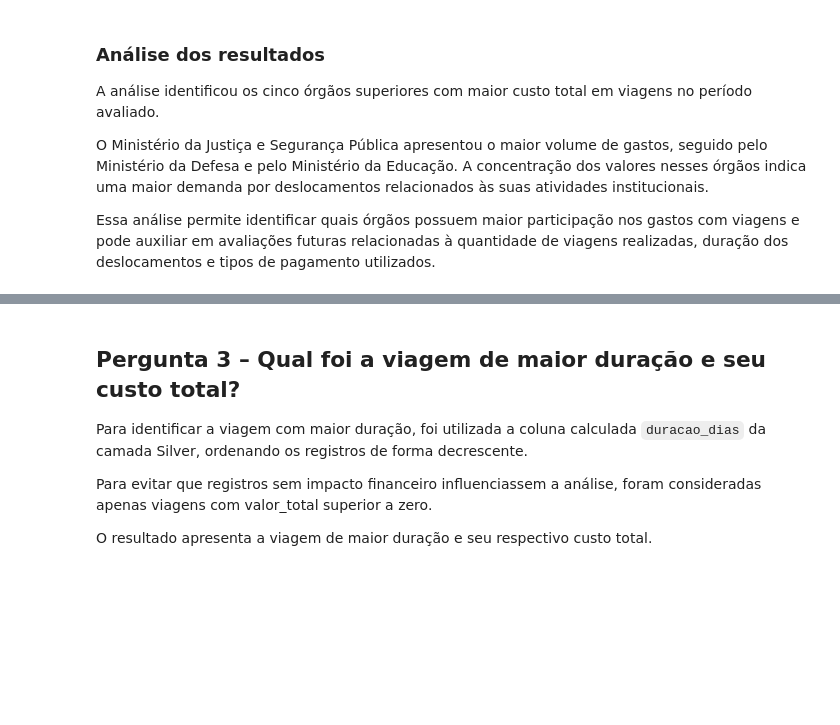
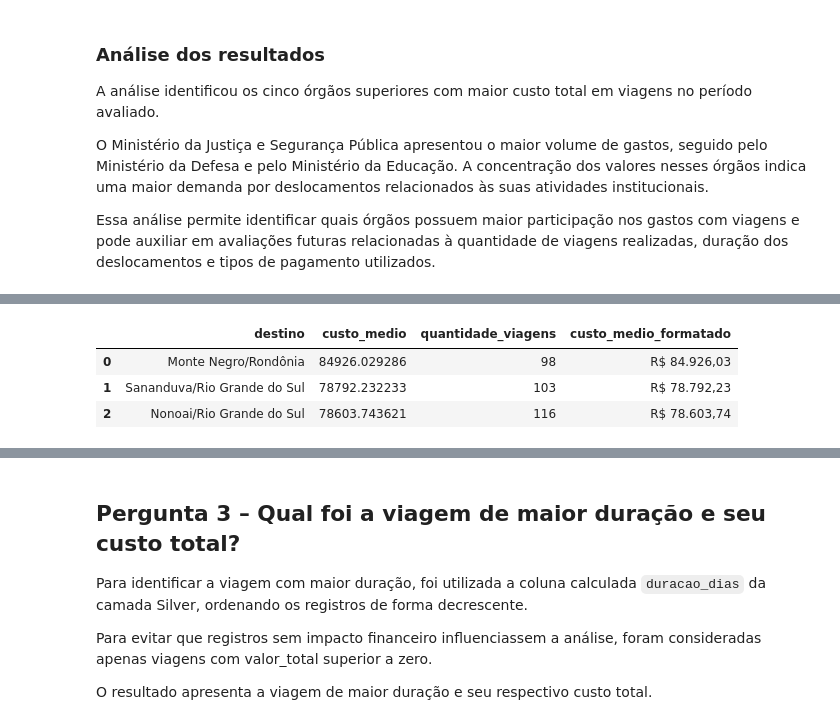
Before and after one commit to FernandaBarrosLinhares/Projeto-Final-Fernanda-Linhares, a Jupyter notebook: notebooks/3_analise.ipynb, the cells around one changed output, grey strips where cells are left out. Drawn from its saved outputs; the diff is of its cells as text; code cells hidden in the pictures; blank space fills up the shorter version.

```diff
--- a/notebooks/3_analise.ipynb
+++ b/notebooks/3_analise.ipynb
@@ -259,0 +177,34 @@ plt.show()
+# %%
+sql_q2 = '''
+SELECT
+    destino,
+    AVG(valor_total) AS custo_medio,
+    COUNT(*) AS quantidade_viagens
+FROM (
+    SELECT DISTINCT
+        t.id_viagem,
+        CONCAT(t.destino_cidade, '/', t.destino_uf) AS destino,
+        v.valor_total
+    FROM silver_trecho t
+    INNER JOIN silver_viagem v
+        ON t.id_viagem = v.id_viagem
+    WHERE t.destino_cidade IS NOT NULL
+      AND t.destino_cidade <> ''
+      AND v.valor_total > 0
+) AS viagens_destino
+GROUP BY destino
+HAVING COUNT(*) >= 30
+ORDER BY custo_medio DESC
+LIMIT 3;
+'''
+
+q2 = consultar(sql_q2)
+
+q2['custo_medio_formatado'] = q2['custo_medio'].apply(reais)
+
+q2
+# %% [output]
+|  | destino | custo_medio | quantidade_viagens | custo_medio_formatado |
+| 0 | Monte Negro/Rondônia | 84926.029286 | 98 | R$ 84.926,03 |
+| 1 | Sananduva/Rio Grande do Sul | 78792.232233 | 103 | R$ 78.792,23 |
+| 2 | Nonoai/Rio Grande do Sul | 78603.743621 | 116 | R$ 78.603,74 |
```
Also changed, not shown: parts of 6 cells of this notebook.
